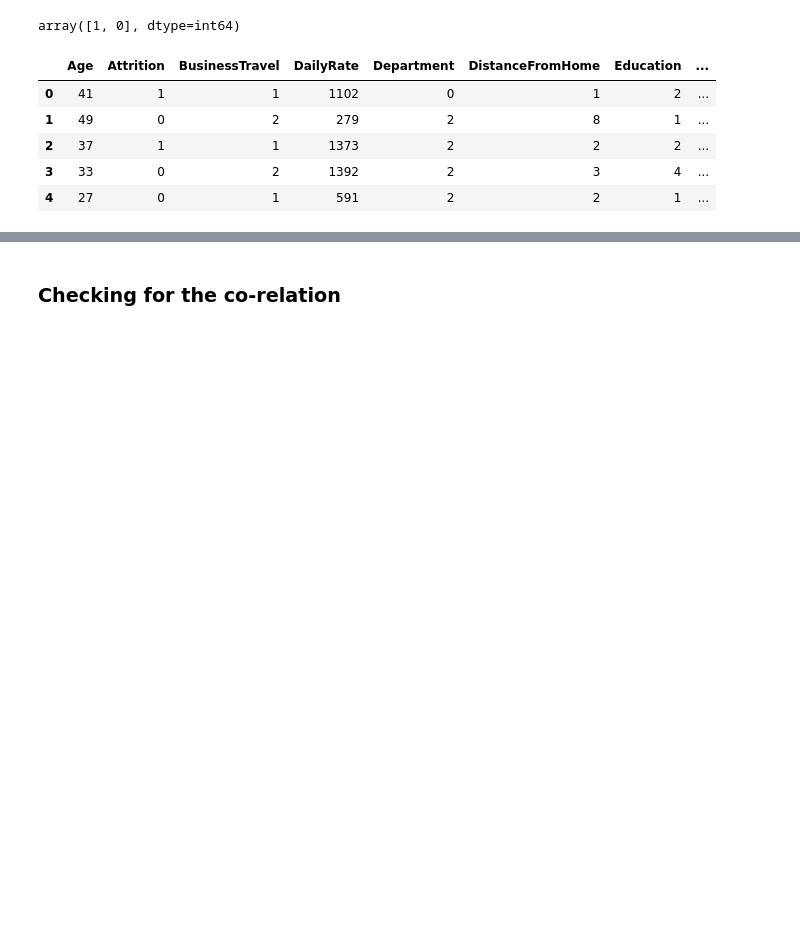
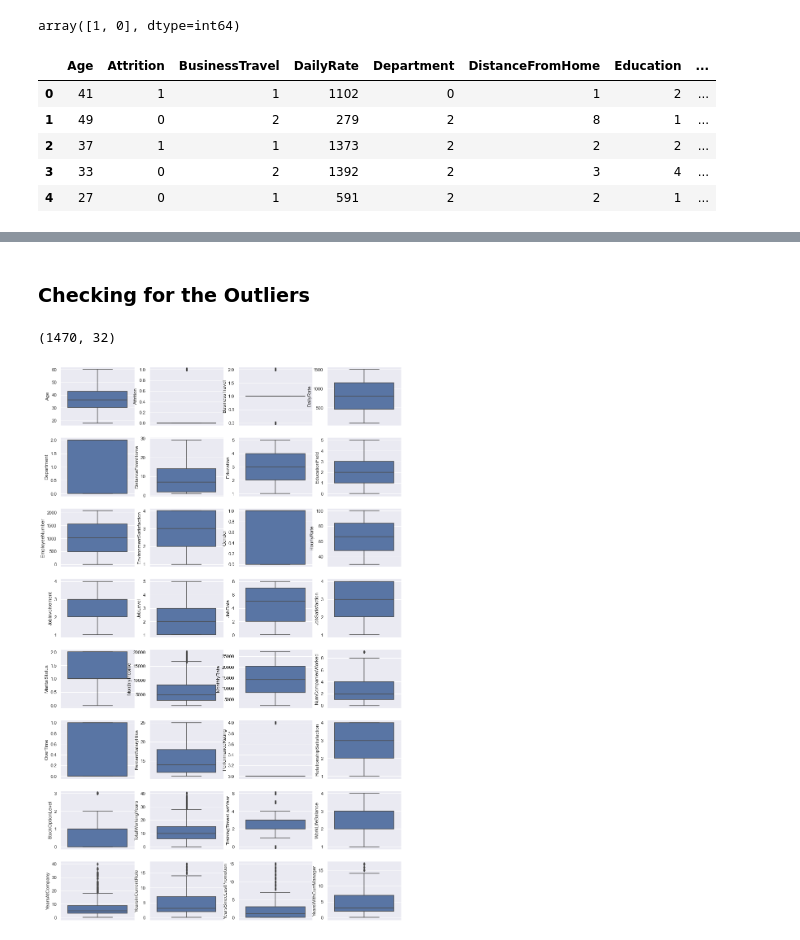
Before and after one commit to scabbartz/emp_attrition, a Jupyter notebook: Employee Attrition Prediction.ipynb, the cells around one changed output, grey strips where cells are left out. Cells and saved outputs as stored; diff of their text form; code cells hidden in the pictures; blank space fills up the shorter version.

```diff
--- a/Employee Attrition Prediction.ipynb
+++ b/Employee Attrition Prediction.ipynb
@@ -297,2 +325,15 @@ df.info()
 # %% [markdown]
-### Checking for the co-relation
+### Checking for the Outliers
+# %%
+df.shape
+# %% [output]
+(1470, 32)
+# %%
+i = 1
+plt.figure(figsize=(15,25))
+for features in df.columns:
+    plt.subplot(8,4,i)
+    sns.boxplot(y=df[features])
+    i+=1
+# %% [output]
+[figure, added]
```
Also changed, not shown: parts of 9 cells of this notebook.
